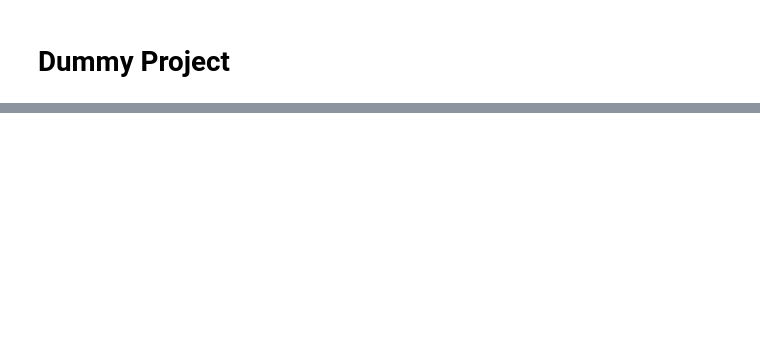
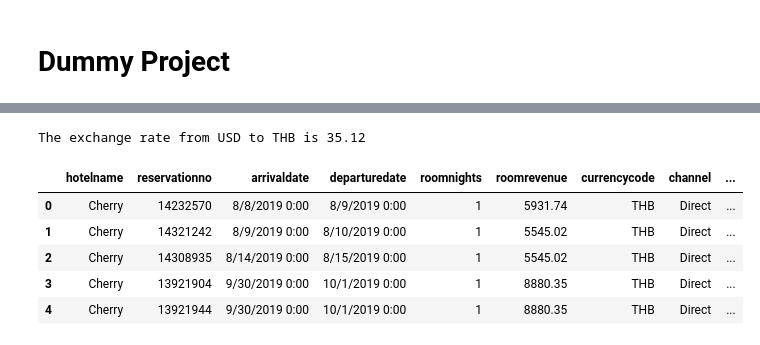
Before and after one commit to ArslanAmanov/AI-ML-DL, a Jupyter notebook: Kaggle Projects /dummy_project/dummy_proj.ipynb, the cells around one changed output, grey strips where cells are left out. Cells and saved outputs as stored; diff of their text form; code cells hidden in the pictures; blank space fills up the shorter version.

```diff
--- a/Kaggle Projects /dummy_project/dummy_proj.ipynb
+++ b/Kaggle Projects /dummy_project/dummy_proj.ipynb
@@ -20,0 +34,16 @@ FileNotFoundError: [Errno 2] No such file or directory: 'Hotel_Bookings.csv'
+# %%
+rate = get_exchange_rate('USD', 'THB')
+print(f"The exchange rate from USD to THB is {rate}")
+# %% [output]
+The exchange rate from USD to THB is 35.12
+# %%
+# columns names should be in lower case
+df.columns = map(str.lower, df.columns)
+df.head()
+# %% [output]
+|  | hotelname | reservationno | arrivaldate | departuredate | roomnights | roomrevenue | currencycode | channel | ... |
+| 0 | Cherry | 14232570 | 8/8/2019 0:00 | 8/9/2019 0:00 | 1 | 5931.74 | THB | Direct | ... |
+| 1 | Cherry | 14321242 | 8/9/2019 0:00 | 8/10/2019 0:00 | 1 | 5545.02 | THB | Direct | ... |
+| 2 | Cherry | 14308935 | 8/14/2019 0:00 | 8/15/2019 0:00 | 1 | 5545.02 | THB | Direct | ... |
+| 3 | Cherry | 13921904 | 9/30/2019 0:00 | 10/1/2019 0:00 | 1 | 8880.35 | THB | Direct | ... |
+| 4 | Cherry | 13921944 | 9/30/2019 0:00 | 10/1/2019 0:00 | 1 | 8880.35 | THB | Direct | ... |
```
Also changed, not shown: parts of 4 cells of this notebook.
